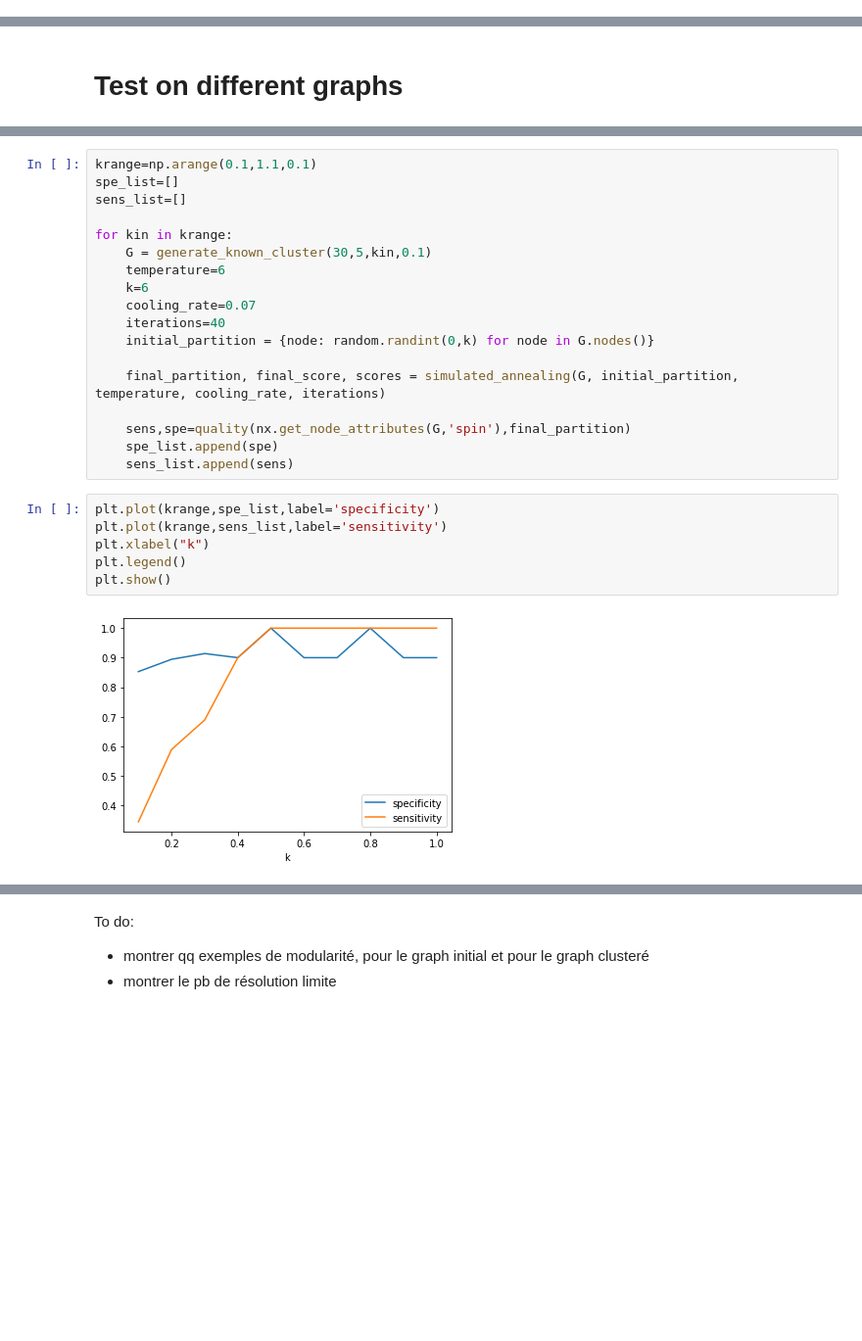
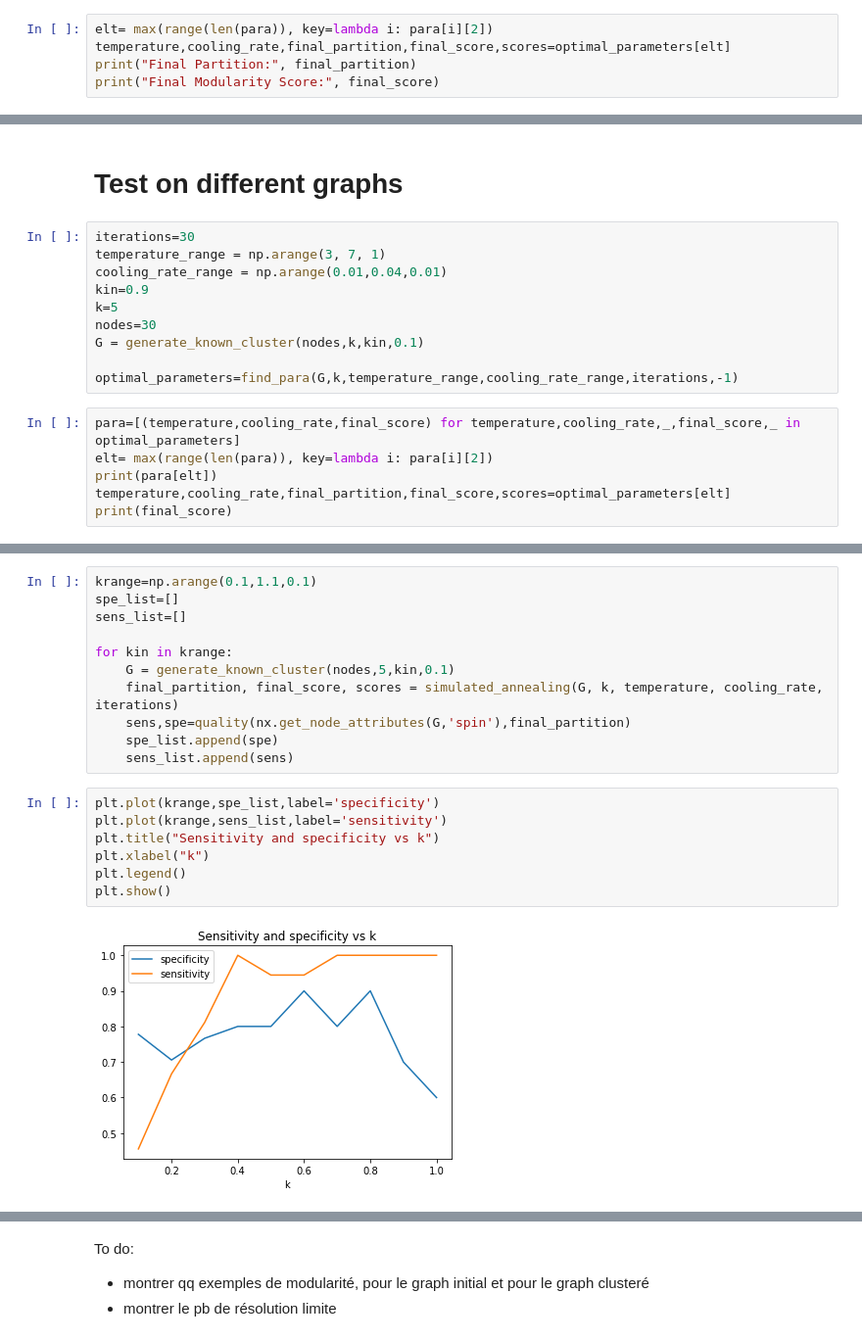
Before and after one commit to chiararov/Graph-Clustering, a Jupyter notebook: modularity.ipynb, the cells around one changed output, grey strips where cells are left out. Shown at 98% size. Saved outputs shown, nothing was run; the diff lists cells and outputs as text; blank space fills up the shorter version.

```diff
--- a/modularity.ipynb
+++ b/modularity.ipynb
@@ -97,0 +71,5 @@ Final Modularity Score: 0.5418113689964513
+# %%
+elt= max(range(len(para)), key=lambda i: para[i][2])
+temperature,cooling_rate,final_partition,final_score,scores=optimal_parameters[elt]
+print("Final Partition:", final_partition)
+print("Final Modularity Score:", final_score)
@@ -126,3 +99,19 @@ print(sens,spe)
 1.0 1.0
 # %% [markdown]
 # Test on different graphs
+# %%
+iterations=30
+temperature_range = np.arange(3, 7, 1)
+cooling_rate_range = np.arange(0.01,0.04,0.01)
+kin=0.9
+k=5
+nodes=30
+G = generate_known_cluster(nodes,k,kin,0.1)
+
+optimal_parameters=find_para(G,k,temperature_range,cooling_rate_range,iterations,-1)
+# %%
+para=[(temperature,cooling_rate,final_score) for temperature,cooling_rate,_,final_score,_ in optimal_parameters]
+elt= max(range(len(para)), key=lambda i: para[i][2])
+print(para[elt])
+temperature,cooling_rate,final_partition,final_score,scores=optimal_parameters[elt]
+print(final_score)
@@ -132,23 +136,17 @@ spe_list=[]
 sens_list=[]
 
 for kin in krange:
-    G = generate_known_cluster(30,5,kin,0.1)
-    temperature=6
-    k=6
-    cooling_rate=0.07
-    iterations=40
-    initial_partition = {node: random.randint(0,k) for node in G.nodes()}
-
-    final_partition, final_score, scores = simulated_annealing(G, initial_partition, temperature, cooling_rate, iterations)
-
+    G = generate_known_cluster(nodes,5,kin,0.1)
+    final_partition, final_score, scores = simulated_annealing(G, k, temperature, cooling_rate, iterations)
     sens,spe=quality(nx.get_node_attributes(G,'spin'),final_partition)
     spe_list.append(spe)
     sens_list.append(sens)
 # %%
 plt.plot(krange,spe_list,label='specificity')
 plt.plot(krange,sens_list,label='sensitivity')
+plt.title("Sensitivity and specificity vs k")
 plt.xlabel("k")
 plt.legend()
 plt.show()
 # %% [output]
-[figure, old version]
+[figure, new version]
```
Also changed, not shown: parts of 29 cells of this notebook, 2 other files.
